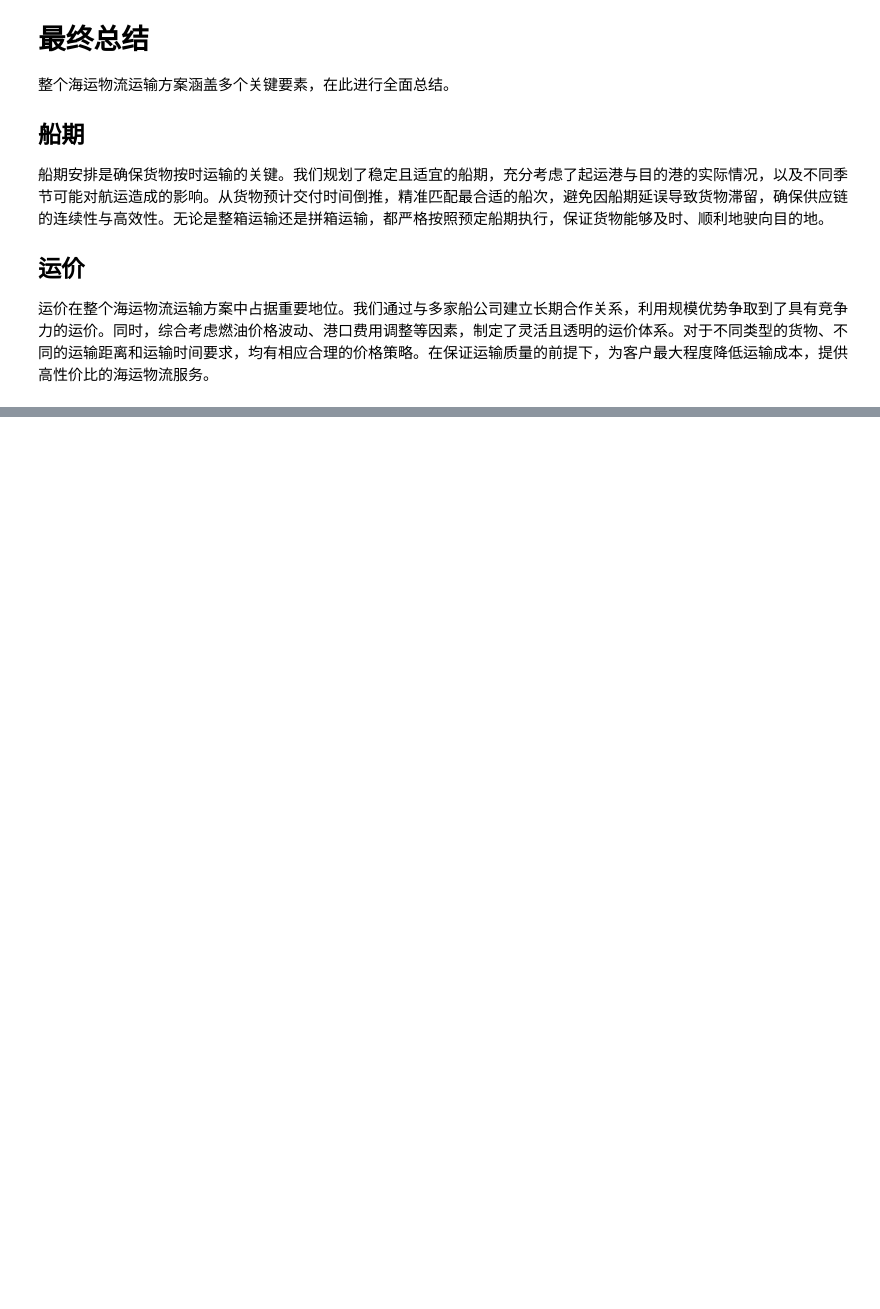
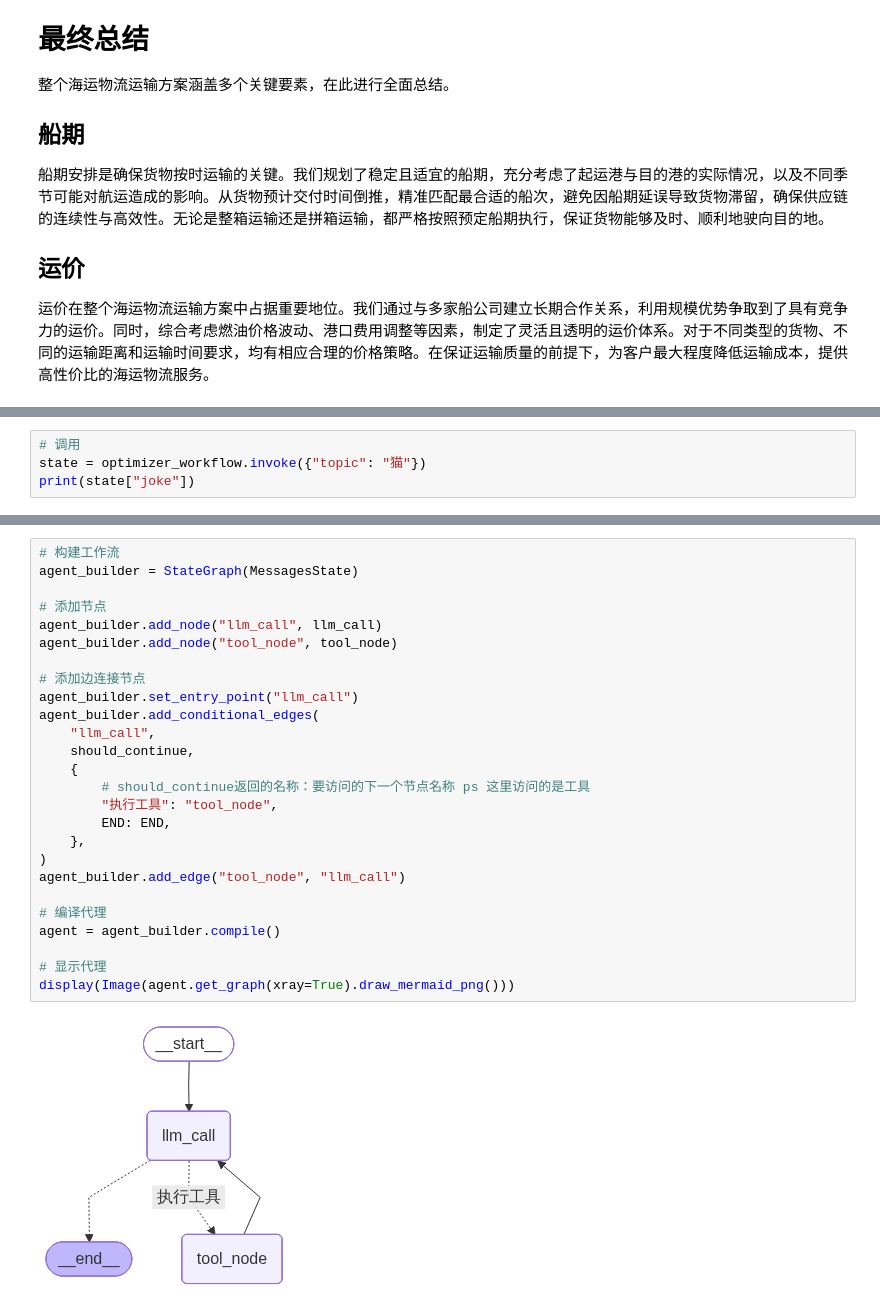
Before and after one commit to wenwenc9/langgraph-tutorial-wenwenc9, a Jupyter notebook: Langgraph_Learning/1-基础章节/3、工作流与代理.ipynb, the cells around one changed output, grey strips where cells are left out. Saved outputs shown, nothing was run; the diff lists cells and outputs as text; blank space fills up the shorter version.

```diff
--- a/Langgraph_Learning/1-基础章节/3、工作流与代理.ipynb
+++ b/Langgraph_Learning/1-基础章节/3、工作流与代理.ipynb
@@ -578,0 +674,4 @@ Markdown(state["final_report"])
+# %%
+# 调用
+state = optimizer_workflow.invoke({"topic": "猫"})
+print(state["joke"])
@@ -578,0 +779,28 @@ Markdown(state["final_report"])
+# %%
+# 构建工作流
+agent_builder = StateGraph(MessagesState)
+
+# 添加节点
+agent_builder.add_node("llm_call", llm_call)
+agent_builder.add_node("tool_node", tool_node)
+
+# 添加边连接节点
+agent_builder.set_entry_point("llm_call")
+agent_builder.add_conditional_edges(
+    "llm_call",
+    should_continue,
+    {
+        # should_continue返回的名称：要访问的下一个节点名称 ps 这里访问的是工具
+        "执行工具": "tool_node",
+        END: END,
+    },
+)
+agent_builder.add_edge("tool_node", "llm_call")
+
+# 编译代理
+agent = agent_builder.compile()
+
+# 显示代理
+display(Image(agent.get_graph(xray=True).draw_mermaid_png()))
+# %% [output]
+[figure, added]
```
Also changed, not shown: parts of 10 cells of this notebook.
